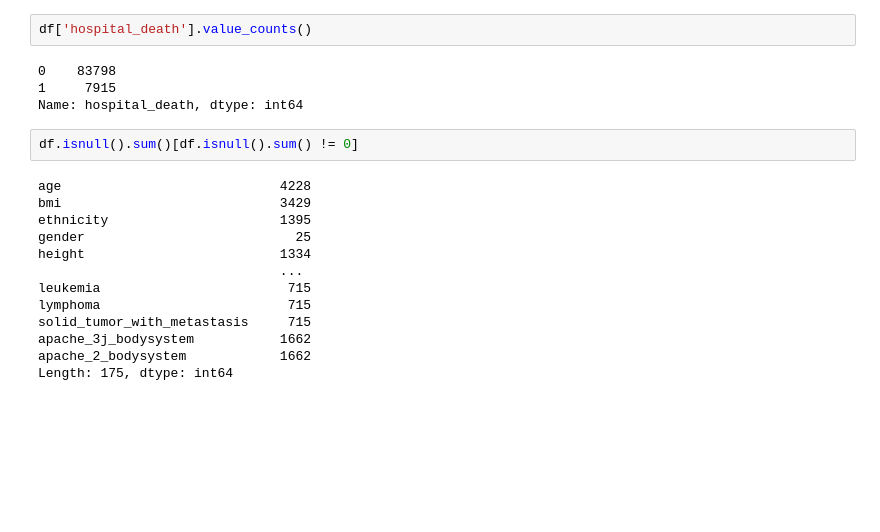
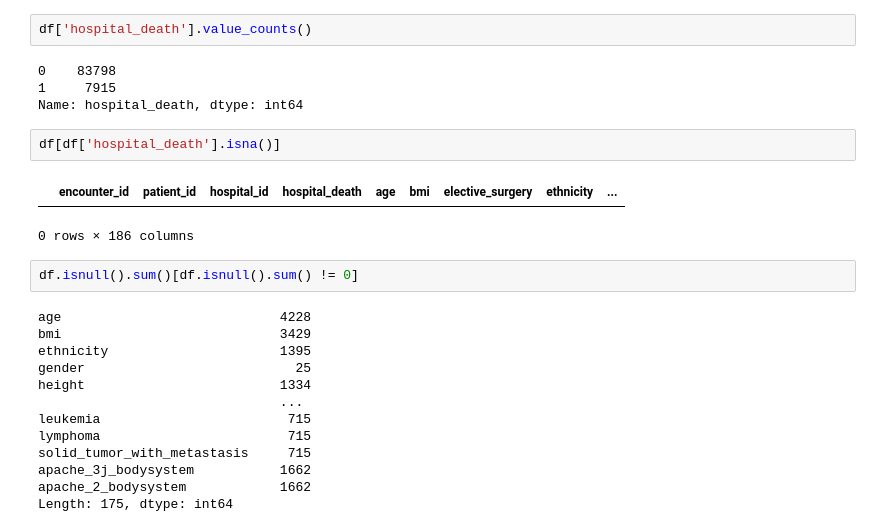
Before and after one commit to avikumart/Patient-Survival-Prediction-using-Deep-Learning, a Jupyter notebook: patient-survival-prediction-project.ipynb, the cells around one changed output. Drawn from its saved outputs; the diff is of its cells as text; blank space fills up the shorter version.

```diff
--- a/patient-survival-prediction-project.ipynb
+++ b/patient-survival-prediction-project.ipynb
@@ -51,6 +53,11 @@ df['hospital_death'].value_counts()
 0    83798
 1     7915
 Name: hospital_death, dtype: int64
+# %%
+df[df['hospital_death'].isna()]
+# %% [output]
+|  | encounter_id | patient_id | hospital_id | hospital_death | age | bmi | elective_surgery | ethnicity | ... |
+0 rows × 186 columns
 # %%
 df.isnull().sum()[df.isnull().sum() != 0]
 # %% [output]
```
Also changed, not shown: parts of 16 cells of this notebook.
